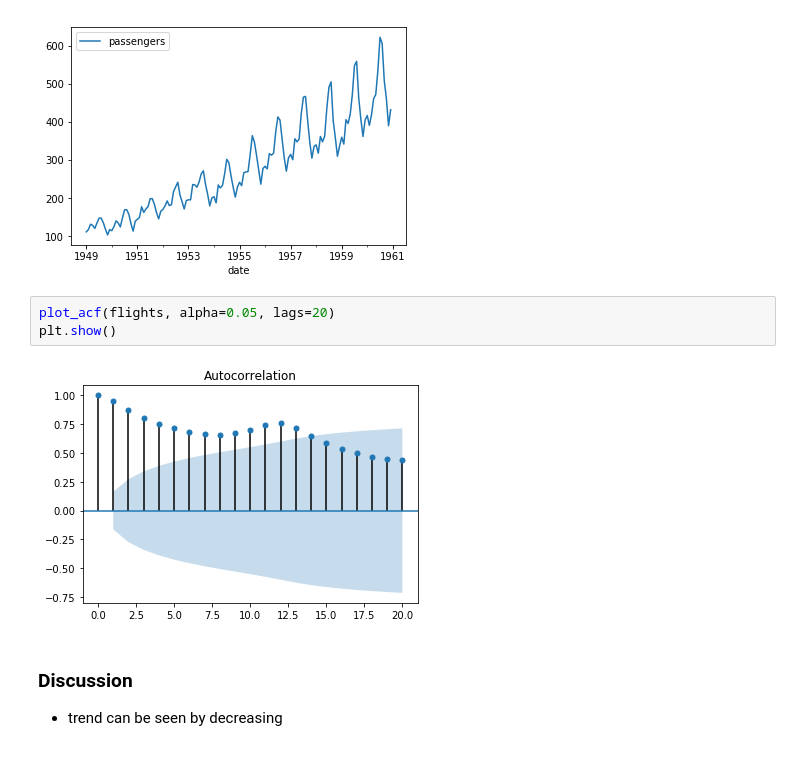
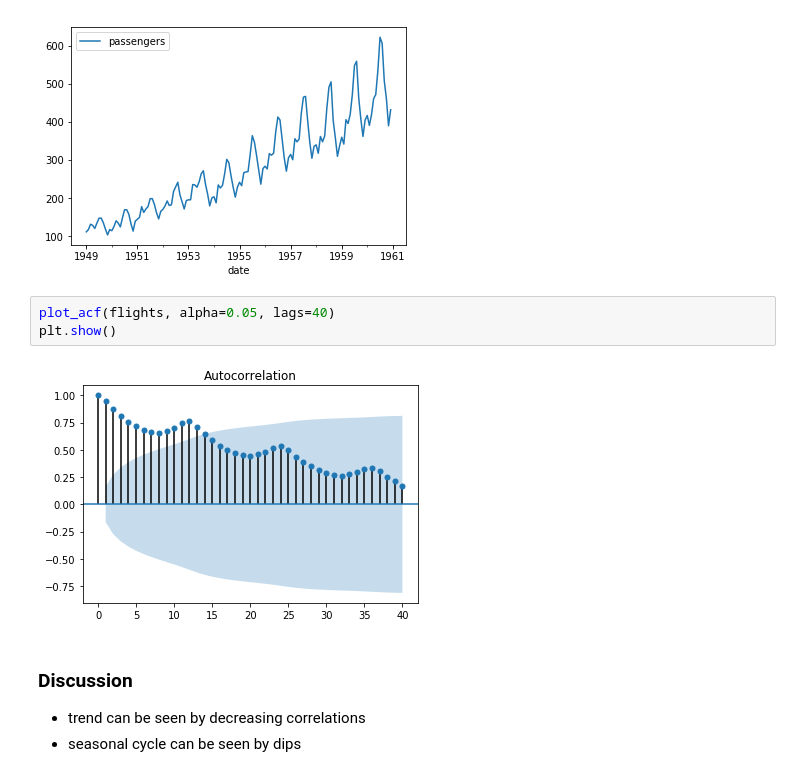
Before and after one commit to snowch-notes/statistics-old, a Jupyter notebook: timeseries/acf_trend_and_seasonal.ipynb, the cells around one changed output. Cells and saved outputs as stored; diff of their text form.

```diff
--- a/timeseries/acf_trend_and_seasonal.ipynb
+++ b/timeseries/acf_trend_and_seasonal.ipynb
@@ -44,11 +44,12 @@ _ = flights.plot()
 # %% [output]
 [figure]
 # %%
-plot_acf(flights, alpha=0.05, lags=20)
+plot_acf(flights, alpha=0.05, lags=40)
 plt.show()
 # %% [output]
-[figure, old version]
+[figure, new version]
 # %% [markdown]
 ### Discussion
 
-- trend can be seen by decreasing
+- trend can be seen by decreasing correlations
+- seasonal cycle can be seen by dips
```
